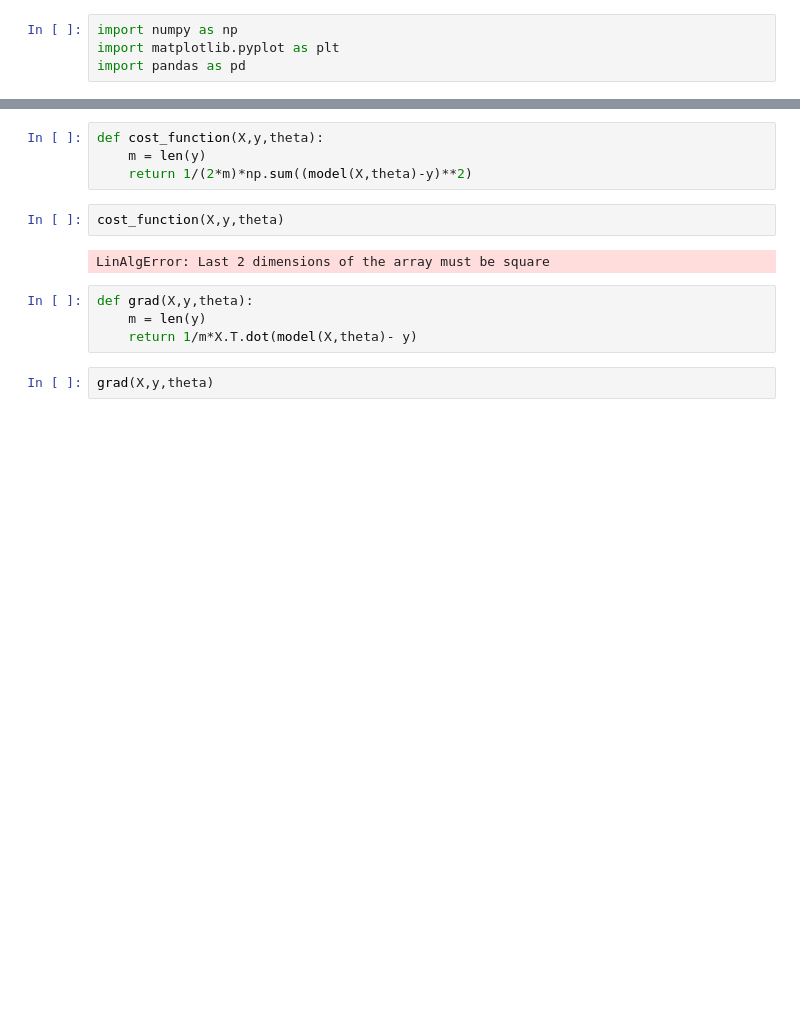
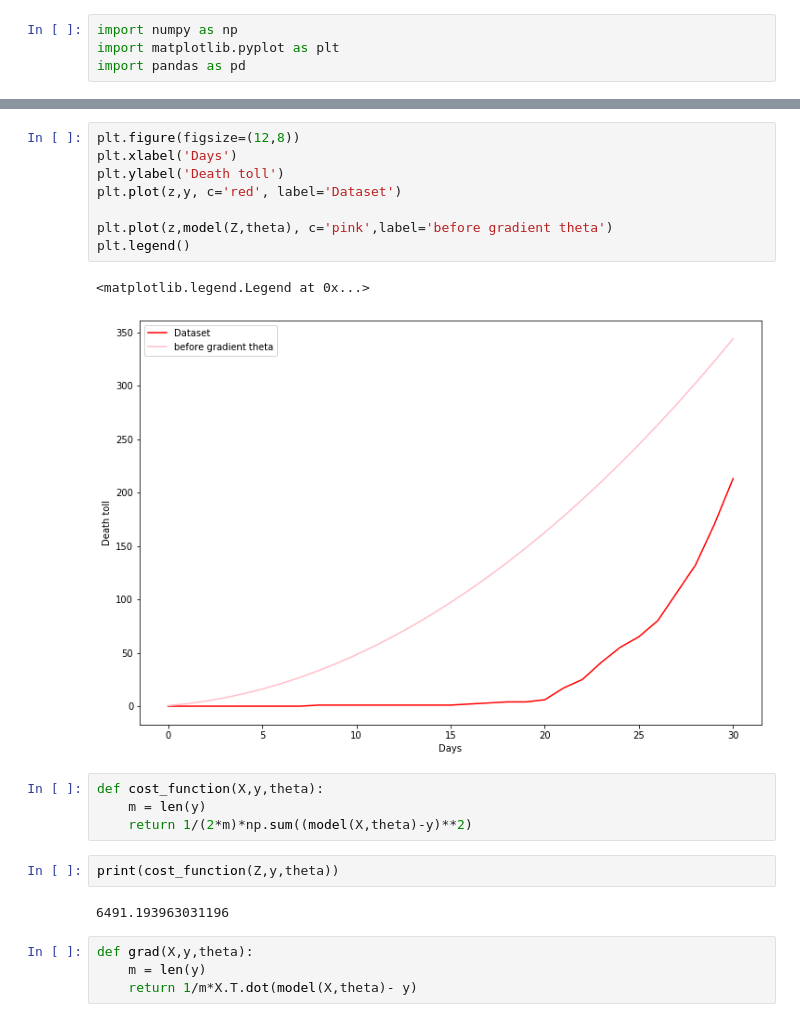
Before and after one commit to louisnot/n-Cov2019, a Jupyter notebook: Corona_Virus.ipynb, the cells around one changed output, grey strips where cells are left out. Drawn from its saved outputs; the diff is of its cells as text; blank space fills up the shorter version.

```diff
--- a/Corona_Virus.ipynb
+++ b/Corona_Virus.ipynb
@@ -97,14 +90,23 @@ matrix([[  1.19917653],
+# %%
+plt.figure(figsize=(12,8))
+plt.xlabel('Days')
+plt.ylabel('Death toll')
+plt.plot(z,y, c='red', label='Dataset')
+
+plt.plot(z,model(Z,theta), c='pink',label='before gradient theta')
+plt.legend()
+# %% [output]
+<matplotlib.legend.Legend at 0x...>
+[figure, added]
 # %%
 def cost_function(X,y,theta):
     m = len(y)
     return 1/(2*m)*np.sum((model(X,theta)-y)**2)
-# %%
-cost_function(X,y,theta)
-# %% [output]
-LinAlgError: Last 2 dimensions of the array must be square
+# %%
+print(cost_function(Z,y,theta))
+# %% [output]
+6491.193963031196
 # %%
 def grad(X,y,theta):
     m = len(y)
     return 1/m*X.T.dot(model(X,theta)- y)
-# %%
-grad(X,y,theta)
```
Also changed, not shown: parts of 25 cells of this notebook.
